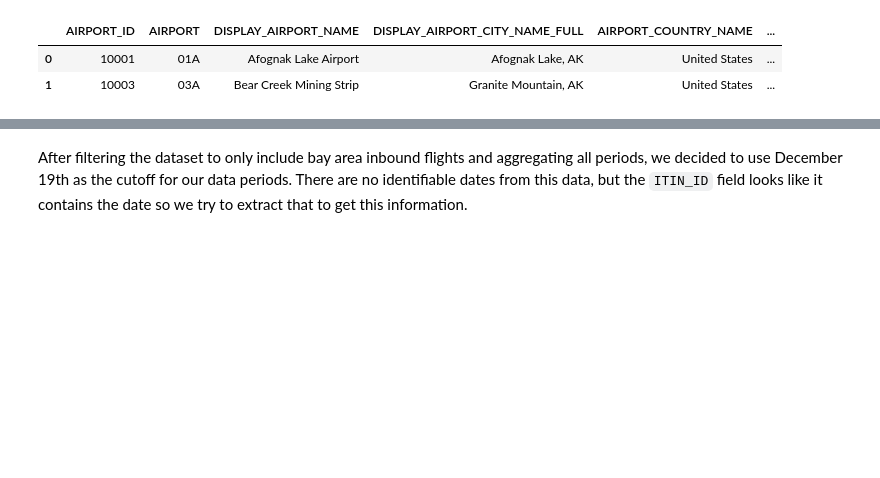
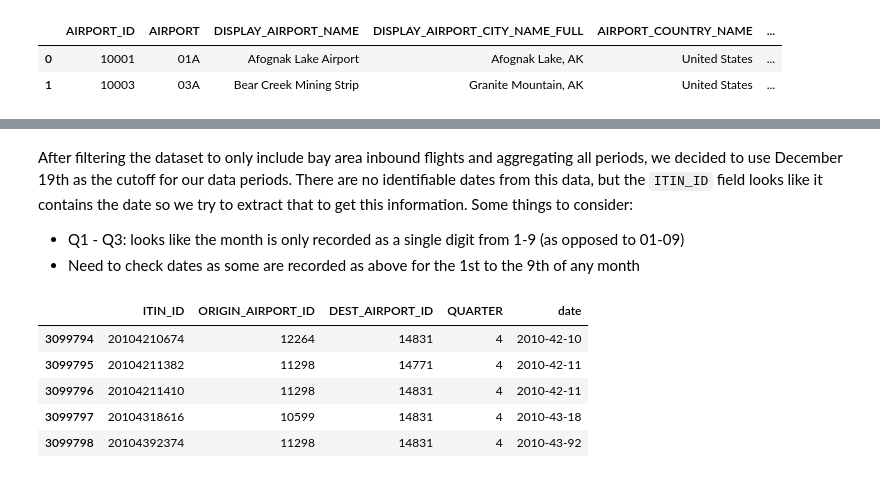
Before and after one commit to siawayforward/DS4A-group-project, a Jupyter notebook: data_aggregation/data_aggregation_airports.ipynb, the cells around one changed output, grey strips where cells are left out. Cells and saved outputs as stored; diff of their text form; code cells hidden in the pictures; blank space fills up the shorter version.

```diff
--- a/data_aggregation/data_aggregation_airports.ipynb
+++ b/data_aggregation/data_aggregation_airports.ipynb
@@ -92,2 +96,27 @@ travel_df.head(2)
 # %% [markdown]
-After filtering the dataset to only include bay area inbound flights and aggregating all periods, we decided to use December 19th as the cutoff for our data periods. There are no identifiable dates from this data, but the `ITIN_ID` field looks like it contains the date so we try to extract that to get this information.
+After filtering the dataset to only include bay area inbound flights and aggregating all periods, we decided to use December 19th as the cutoff for our data periods. There are no identifiable dates from this data, but the `ITIN_ID` field looks like it contains the date so we try to extract that to get this information. Some things to consider:
+- Q1 - Q3: looks like the month is only recorded as a single digit from 1-9 (as opposed to 01-09)
+- Need to check dates as some are recorded as above for the 1st to the 9th of any month
+# %%
+#method to extract portion of ITIN_ID with date and convert to datetime object
+def get_date(itin_id, quarter):
+  date_str = str(itin_id)
+  if quarter in [1, 2, 3]:
+    return date_str[:4] + '-' + date_str[4:5] + '-' + date_str[5:7]
+  else:
+    return date_str[:4] + '-' + date_str[4:6] + '-' + date_str[6:8]
+# %%
+#trying this with a small sample
+trial = all_travel[all_travel['QUARTER']==4][['ITIN_ID', 'ORIGIN_AIRPORT_ID', 'DEST_AIRPORT_ID', 'QUARTER']]
+# %%
+func = lambda x, y: get_date(x, y)
+trial = trial[:50]
+trial['date'] = trial[['ITIN_ID', 'QUARTER']].apply(lambda x: func(*x), axis=1)
+trial.head()
+# %% [output]
+|  | ITIN_ID | ORIGIN_AIRPORT_ID | DEST_AIRPORT_ID | QUARTER | date |
+| 3099794 | 20104210674 | 12264 | 14831 | 4 | 2010-42-10 |
+| 3099795 | 20104211382 | 11298 | 14771 | 4 | 2010-42-11 |
+| 3099796 | 20104211410 | 11298 | 14831 | 4 | 2010-42-11 |
+| 3099797 | 20104318616 | 10599 | 14831 | 4 | 2010-43-18 |
+| 3099798 | 20104392374 | 11298 | 14831 | 4 | 2010-43-92 |
```
Also changed, not shown: parts of 27 cells of this notebook.
